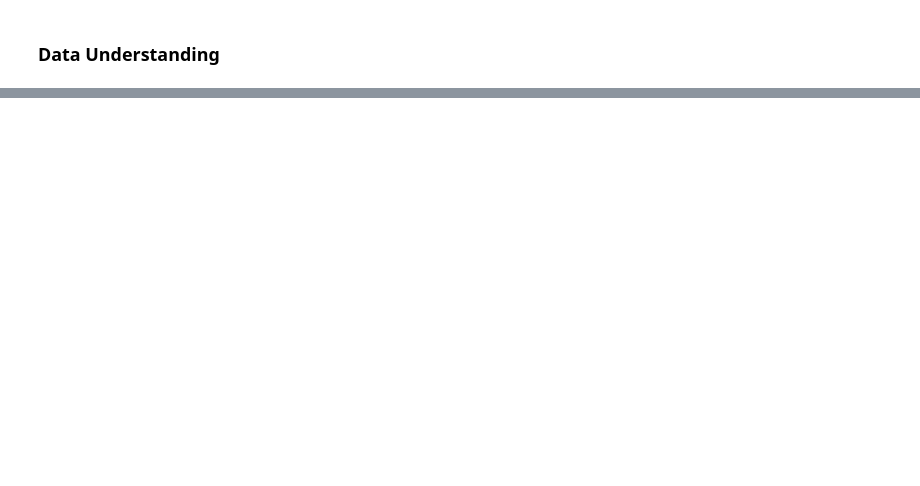
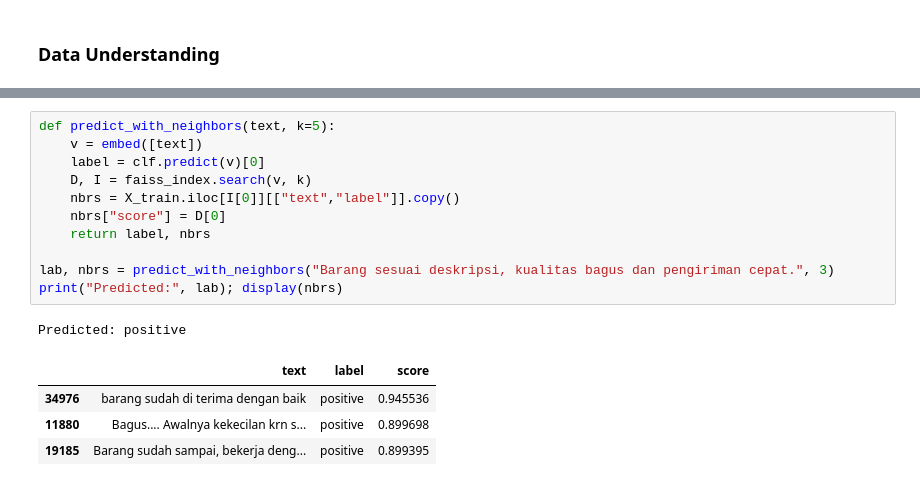
Before and after one commit to adikahnf/nolimit-ds-test-adika, a Jupyter notebook: sentiment.ipynb, the cells around one changed output, grey strips where cells are left out. Cells and saved outputs as stored; diff of their text form; blank space fills up the shorter version.

```diff
--- a/sentiment.ipynb
+++ b/sentiment.ipynb
@@ -17,0 +359,17 @@ df.head()
+# %%
+def predict_with_neighbors(text, k=5):
+    v = embed([text])
+    label = clf.predict(v)[0]
+    D, I = faiss_index.search(v, k)
+    nbrs = X_train.iloc[I[0]][["text","label"]].copy()
+    nbrs["score"] = D[0]
+    return label, nbrs
+
+lab, nbrs = predict_with_neighbors("Barang sesuai deskripsi, kualitas bagus dan pengiriman cepat.", 3)
+print("Predicted:", lab); display(nbrs)
+# %% [output]
+Predicted: positive
+|  | text | label | score |
+| 34976 | barang sudah di terima dengan baik | positive | 0.945536 |
+| 11880 | Bagus.... Awalnya kekecilan krn s... | positive | 0.899698 |
+| 19185 | Barang sudah sampai, bekerja deng... | positive | 0.899395 |
```
Also changed, not shown: parts of 25 cells of this notebook.
